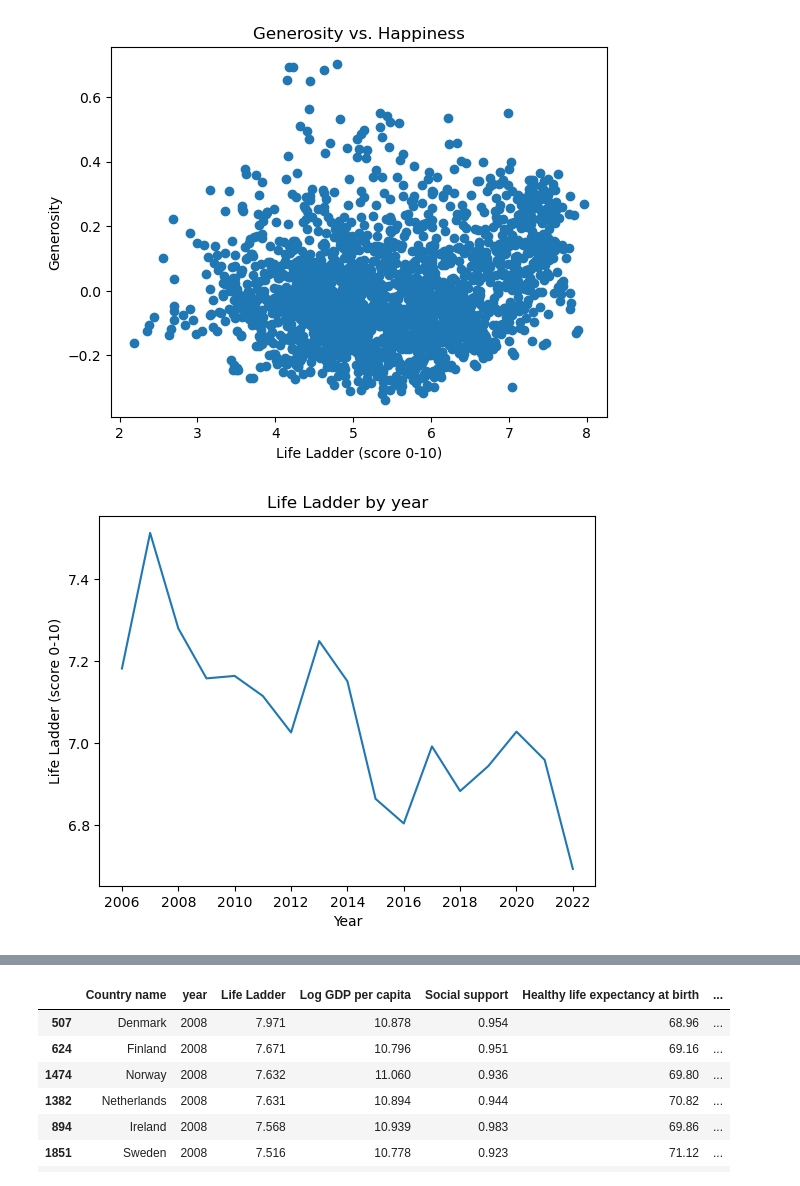
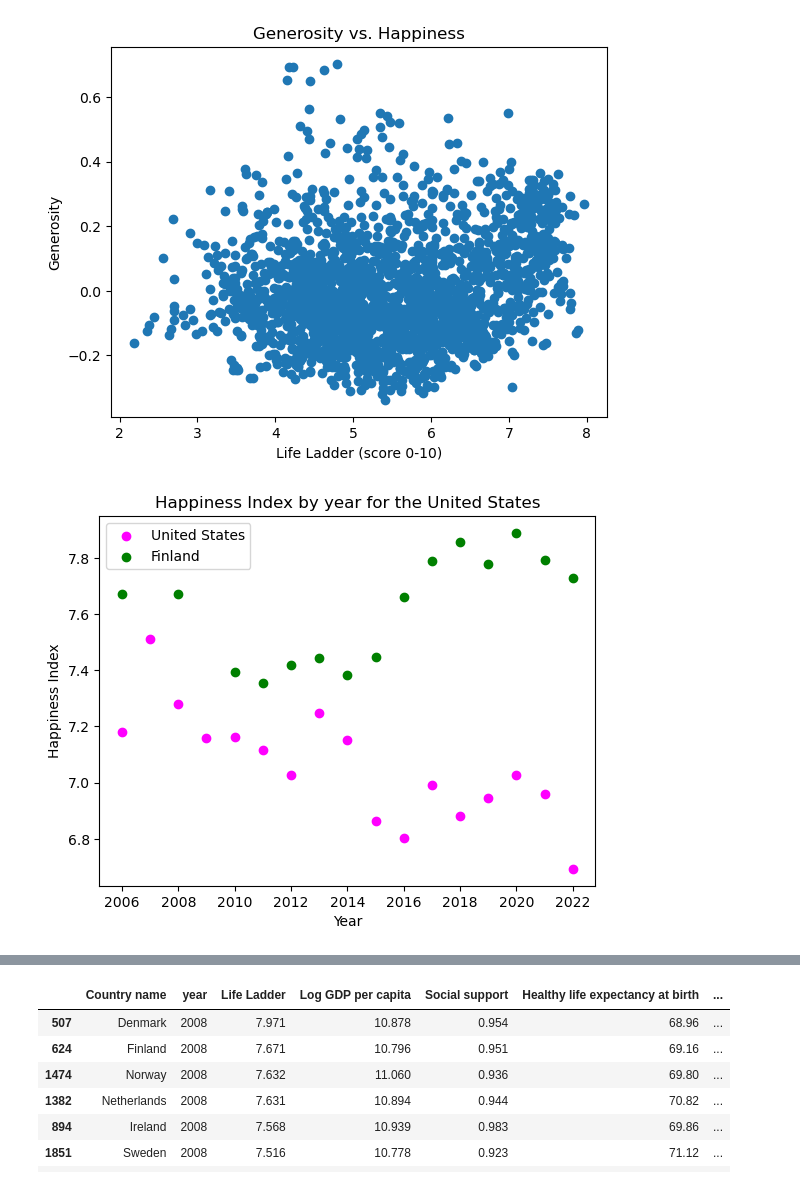
Before and after one commit to taylorfisher1012/world_happiness_trends, a Jupyter notebook: notebooks/happiness_report.ipynb, the cells around one changed output, grey strips where cells are left out. Cells and saved outputs as stored; diff of their text form; code cells hidden in the pictures.

```diff
--- a/notebooks/happiness_report.ipynb
+++ b/notebooks/happiness_report.ipynb
@@ -68,11 +128,15 @@ plt.title('Generosity vs. Happiness');
 # %% [output]
 [figure]
 # %%
-us = happiness_report.loc[happiness_report['Country name'] == 'United States']
-us
-plt.plot('year', 'Life Ladder', data = us)
+us = happiness_report.loc[(happiness_report['Country name'] == 'United States')]
+plt.scatter('year', 'Life Ladder', data = us, c='magenta')
+
+finland = happiness_report.loc[(happiness_report['Country name'] == 'Finland')]
+plt.scatter('year', 'Life Ladder', data = finland, c='green')
 plt.xlabel('Year')
-plt.ylabel('Life Ladder (score 0-10)')
-plt.title('Life Ladder by year');
+plt.ylabel('Happiness Index')
+plt.title('Happiness Index by year for the United States')
+plt.legend(('United States', 'Finland'))
+plt.show();
 # %% [output]
-[figure, old version]
+[figure, new version]
```
Also changed, not shown: parts of 37 cells of this notebook, 1 other file.
